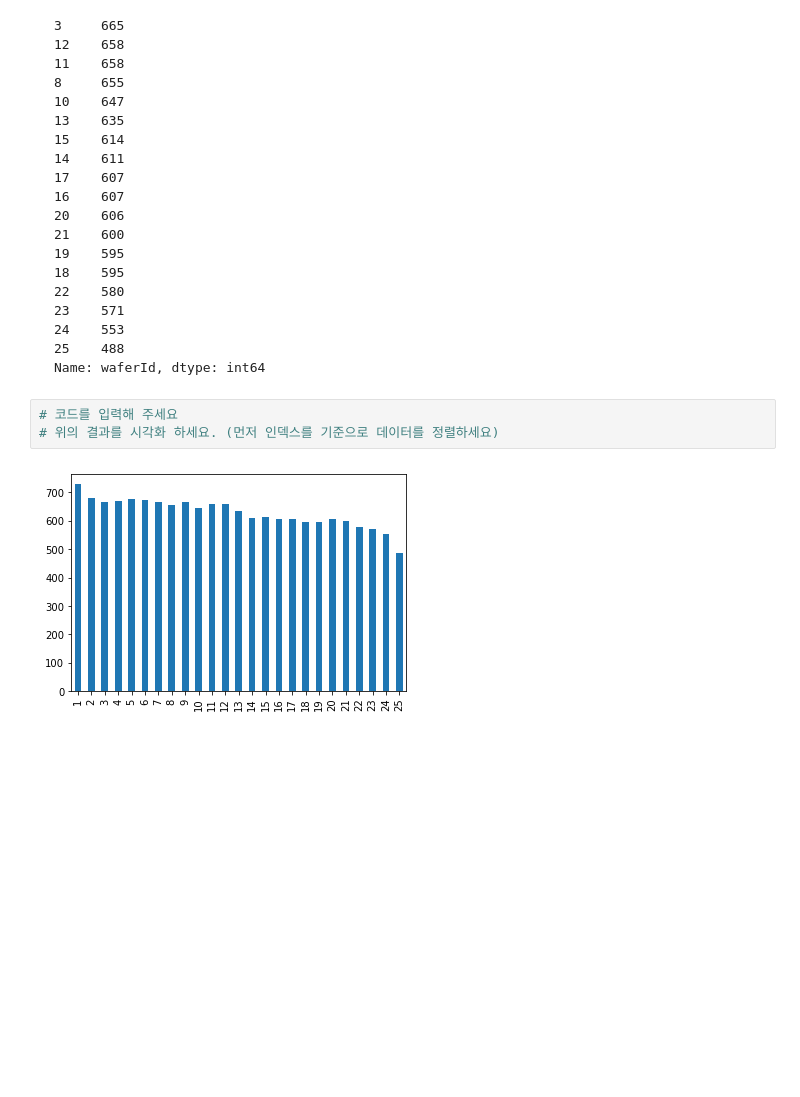
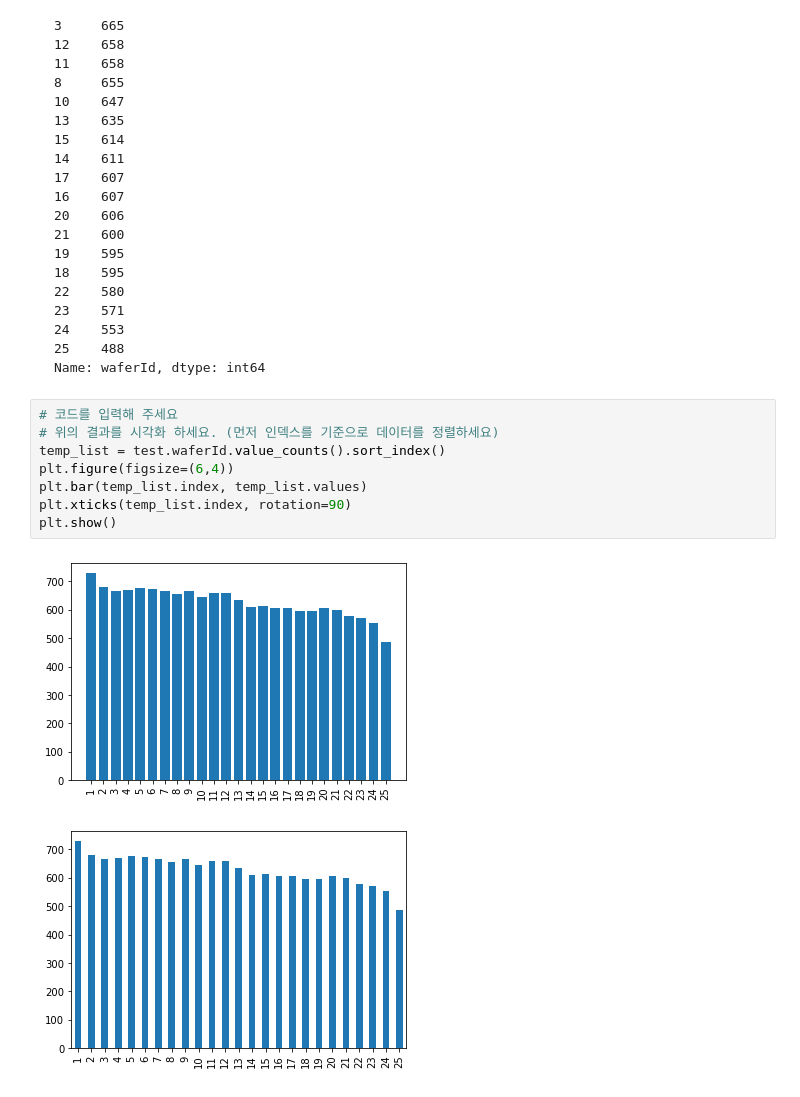
Before and after one commit to skyworld19/ds-school-advanced, a Jupyter notebook: mySUNI_WorkShop_06_웨이퍼_불량_유형_분류_실습(코드추가).ipynb, the cells around one changed output. Cells and saved outputs as stored; diff of their text form; blank space fills up the shorter version.

```diff
--- a/mySUNI_WorkShop_06_웨이퍼_불량_유형_분류_실습(코드추가).ipynb
+++ b/mySUNI_WorkShop_06_웨이퍼_불량_유형_분류_실습(코드추가).ipynb
@@ -670,5 +843,12 @@ Name: waferId, dtype: int64</pre>
 # %%
 # 코드를 입력해 주세요
 # 위의 결과를 시각화 하세요. (먼저 인덱스를 기준으로 데이터를 정렬하세요)
+temp_list = test.waferId.value_counts().sort_index()
+plt.figure(figsize=(6,4))
+plt.bar(temp_list.index, temp_list.values)
+plt.xticks(temp_list.index, rotation=90)
+plt.show()
+# %% [output]
+[figure, added]
 # %% [markdown]
 <img src="embedded-picture-1"/>
```
Also changed, not shown: parts of 44 cells of this notebook.
